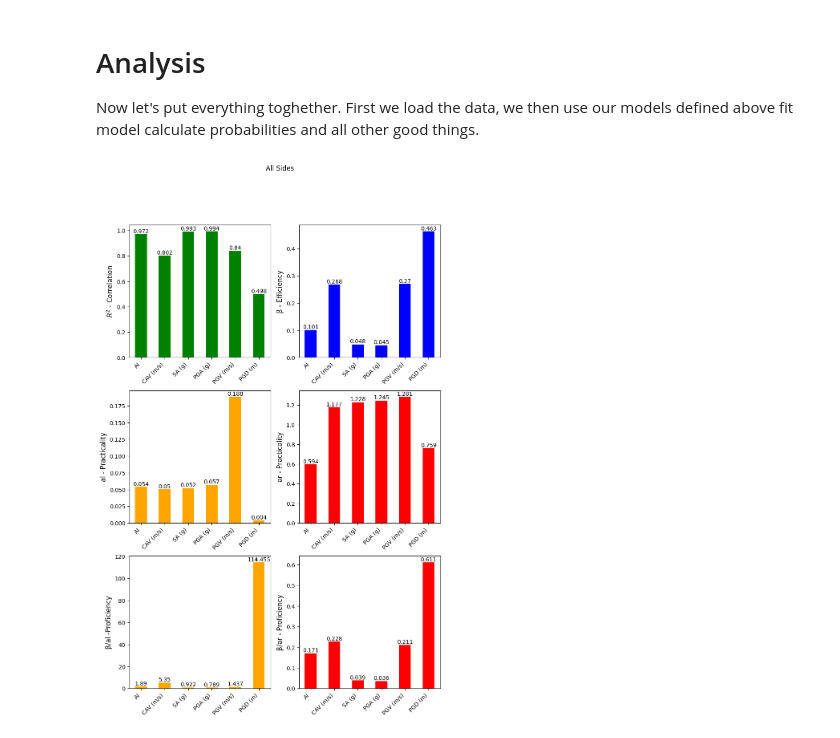
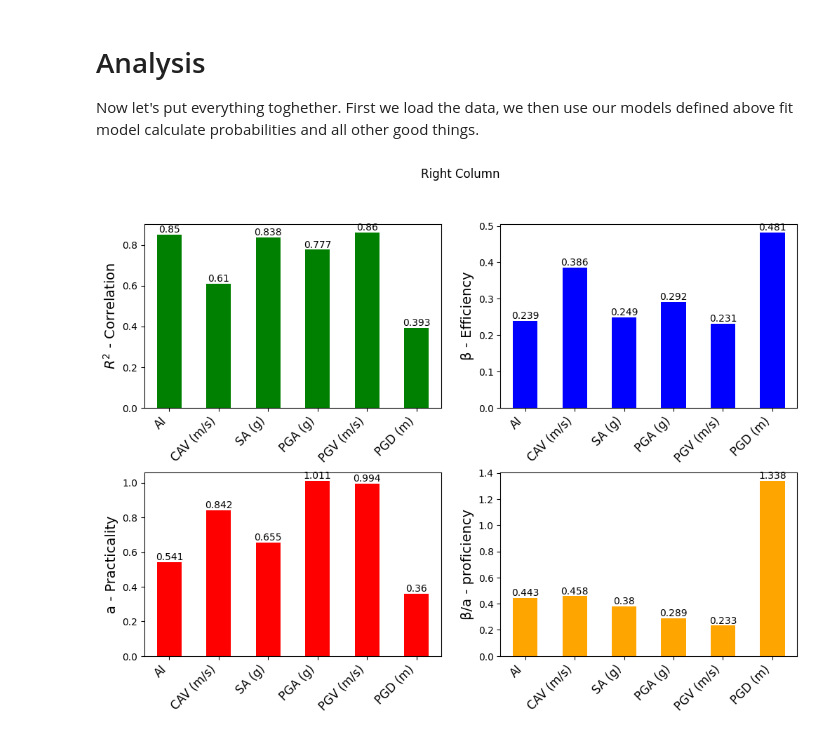
Before and after one commit to Farzaneh-Abedini/Farzaneh-Abedini, a Jupyter notebook: earthquake_analysis.ipynb, the cells around one changed output. Drawn from its saved outputs; the diff is of its cells as text; code cells hidden in the pictures.

```diff
--- a/earthquake_analysis.ipynb
+++ b/earthquake_analysis.ipynb
@@ -34,7 +37,7 @@ Now let's put everything toghether. First we load the data, we then use our mode
 # %%
 #@title Load input data
 #@markdown Make sure to upload the data file, all the files will disappear when the kernel disconnects.
-input_file = "final_results_5.csv" # @param {type:"string"}
+input_file = "soil3.csv" # @param {type:"string"}
 import pandas as pd
 
 df = pd.read_csv(input_file)
@@ -74,10 +77,10 @@ measure_names = [measure_titles[measure] for measure in measures]
 # @markdown tunnel. We then pick one of the measures that seems to have the best
 # @markdown fit as the basis for the secondary analysis.
 # @markdown Select the side of the tunnel that you want to perform analysis on:
-damage_name = 'All Sides' # @param ['All Sides', 'Left Column', 'Right Column', 'Roof', 'Deck']
+damage_name = 'Right Column' # @param ['All Sides', 'Left Column', 'Right Column', 'Roof', 'Deck']
 # @markdown We model the damage vs. different measures. What family of the
 # @markdown models should be used for fitting that data.
-model_type = 'Continous piecewise linear' # @param ['Linear', 'Continous piecewise linear']
+model_type = 'Linear' # @param ['Linear', 'Continous piecewise linear']
 # @markdown Analysis are going to be in a logarithmic scale, please select the
 # @markdown base for the logarithmic analysis.
 base_name = 'e' # @param ['e', '10']
@@ -156,42 +159,42 @@ if model_type=='Continous piecewise linear':
 
 
   results_df['r2'].plot(kind='bar', ax=ax_r2, color='green')
-  ax_r2.set_ylabel('$R^2$ - Correlation', fontsize=12)
-  ax_r2.set_xticklabels(measure_names, rotation=45, ha = 'right')
+  ax_r2.set_ylabel('$R^2$ - Correlation', fontsize=14)
+  ax_r2.set_xticklabels(measure_names, rotation=45, ha = 'right', fontsize=12)
   for i, v in enumerate(results_df["r2"]):
     ax_r2.text(i, v, str(round(v, 3)), ha='center', va='bottom', fontsize=10)
 
 # Plot the second column in the second subplot
   results_df["std"].plot(kind='bar', ax=ax_std, color='blue')
-  ax_std.set_ylabel('β - Efficiency', fontsize=12)
-  ax_std.set_xticklabels(measure_names, rotation=45, ha = 'right')
+  ax_std.set_ylabel('β - Efficiency', fontsize=14)
+  ax_std.set_xticklabels(measure_names, rotation=45, ha = 'right', fontsize=12)
   for i, v in enumerate(results_df["std"]):
     ax_std.text(i, v, str(round(v, 3)), ha='center', va='bottom', fontsize=10)
 
 
   results_df["bl"].plot(kind='bar', ax=ax_slope_l, color='orange')
-  ax_slope_l.set_ylabel('al - Practicality', fontsize=12)
-  ax_slope_l.set_xticklabels(measure_names, rotation=45, ha = 'right')
+  ax_slope_l.set_ylabel('al - Practicality', fontsize=14)
+  ax_slope_l.set_xticklabels(measure_names, rotation=45, ha = 'right', fontsize=12)
   for i, v in enumerate(results_df["bl"]):
     ax_slope_l.text(i, v, str(round(v, 3)), ha='center', va='bottom', fontsize=10)
 
 
   results_df["br"].plot(kind='bar', ax=ax_slope_r, color='red')
-  ax_slope_r.set_ylabel('ar - Practicality', fontsize=12)
-  ax_slope_r.set_xticklabels(measure_names, rotation=45, ha = 'right')
+  ax_slope_r.set_ylabel('ar - Practicality', fontsize=14)
+  ax_slope_r.set_xticklabels(measure_names, rotation=45, ha = 'right', fontsize=12)
   for i, v in enumerate(results_df["br"]):
     ax_slope_r.text(i, v, str(round(v, 3)), ha='center', va='bottom', fontsize=10)
 
 
   results_df["stdr/br"].plot(kind='bar', ax=ax_stdb_r, color='red')
-  ax_stdb_r.set_ylabel('β/ar - Proficiency', fontsize=12)
-  ax_stdb_r.set_xticklabels(measure_names, rotation=45, ha = 'right')
+  ax_stdb_r.set_ylabel('β/ar - Proficiency', fontsize=14)
+  ax_stdb_r.set_xticklabels(measure_names, rotation=45, ha = 'right', fontsize=12)
   for i, v in enumerate(results_df["stdr/br"]):
     ax_stdb_r.text(i, v, str(round(v, 3)), ha='center', va='bottom', fontsize=10)
 
   results_df["stdl/bl"].plot(kind='bar', ax=ax_stdb_l, color='orange')
-  ax_stdb_l.set_ylabel('β/al -Proficiency', fontsize=12)
-  ax_stdb_l.set_xticklabels(measure_names, rotation=45, ha = 'right')
+  ax_stdb_l.set_ylabel('β/al -Proficiency', fontsize=14)
+  ax_stdb_l.set_xticklabels(measure_names, rotation=45, ha = 'right', fontsize=12)
   for i, v in enumerate(results_df["stdl/bl"]):
     ax_stdb_l.text(i, v, str(round(v, 3)), ha='center', va='bottom', fontsize=10)
 
@@ -199,45 +202,45 @@ if model_type=='Continous piecewise linear':
 #################
 if model_type== 'Linear':
   fig, ((ax_r2, ax_std), (ax_slope, ax_std_b)) = plt.subplots(2, 2, figsize=(12, 8))
-  plt.subplots_adjust(hspace=0.25, wspace=0.2)
+  plt.subplots_adjust(hspace=0.35, wspace=0.2)
 
   # Now plot your data as before
 
   results_df['r2'].plot(kind='bar', ax=ax_r2, color='green')
-  ax_r2.set_ylabel('$R^2$ - Correlation', fontsize=12)
+  ax_r2.set_ylabel('$R^2$ - Correlation', fontsize=14)
   ax_r2.set_xticks(np.arange(len(measure_names)))
-  ax_r2.set_xticklabels(measure_names, rotation=45, ha = 'right')
+  ax_r2.set_xticklabels(measure_names, rotation=45, ha = 'right', fontsize=12)
   for i, v in enumerate(results_df["r2"]):
     ax_r2.text(i, v, str(round(v, 3)), ha='center', va='bottom', fontsize=10)
 
 
 # Plot the second column in the second subplot
   results_df["std"].plot(kind='bar', ax=ax_std, color='blue')
-  ax_std.set_ylabel('β - Efficiency', fontsize=12)
+  ax_std.set_ylabel('β - Efficiency', fontsize=14)
   ax_std.set_xticks(np.arange(len(measure_names)))
-  ax_std.set_xticklabels(measure_names, rotation=45, ha = 'right')
+  ax_std.set_xticklabels(measure_names, rotation=45, ha = 'right', fontsize=12)
   for i, v in enumerate(results_df["std"]):
       ax_std.text(i, v, str(round(v, 3)), ha='center', va='bottom', fontsize=10)
 
 
   # Plot the third column in the second subplot
   results_df["Slope"].plot(kind='bar', ax=ax_slope, color='red')
-  ax_slope.set_ylabel('a - Practicality', fontsize=12)
+  ax_slope.set_ylabel('a - Practicality', fontsize=14)
   ax_slope.set_xticks(np.arange(len(measure_names)))
-  ax_slope.set_xticklabels(measure_names, rotation=45, ha = 'right')
+  ax_slope.set_xticklabels(measure_names, rotation=45, ha = 'right' , fontsize=12)
   for i, v in enumerate(results_df["Slope"]):
     ax_slope.text(i, v, str(round(v, 3)), ha='center', va='bottom', fontsize=10)
 
 
   # Plot the fourth column in the second subplot
   results_df["std/b"].plot(kind='bar', ax=ax_std_b, color='orange')
-  ax_std_b.set_ylabel('β/a - proficiency', fontsize=12)
+  ax_std_b.set_ylabel('β/a - proficiency', fontsize=14)
   ax_std_b.set_xticks(np.arange(len(measure_names)))
-  ax_std_b.set_xticklabels(measure_names, rotation=45, ha = 'right')
+  ax_std_b.set_xticklabels(measure_names, rotation=45, ha = 'right', fontsize=12)
   for i, v in enumerate(results_df["std/b"]):
     ax_std_b.text(i, v, str(round(v, 3)), ha='center', va='bottom', fontsize=10)
 
 fig.suptitle(damage_name)
 plt.show()
 # %% [output]
-[figure, old version]
+[figure, new version]
```
Also changed, not shown: parts of 7 cells of this notebook.
